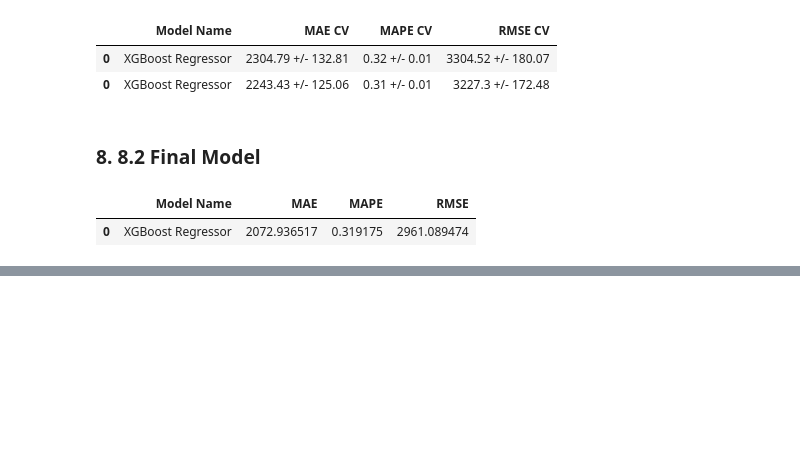
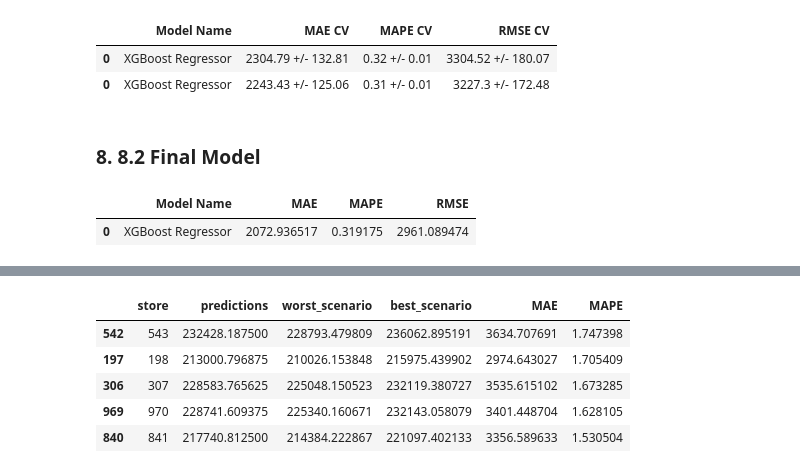
Before and after one commit to leandraresende/ds-producao_rossmann-project, a Jupyter notebook: Store-sales-prediction.ipynb, the cells around one changed output, grey strips where cells are left out. Drawn from its saved outputs; the diff is of its cells as text; code cells hidden in the pictures; blank space fills up the shorter version.

```diff
--- a/Store-sales-prediction.ipynb
+++ b/Store-sales-prediction.ipynb
@@ -1206,0 +1251,9 @@ xbg_result_tuned
+# %%
+df92.sort_values('MAPE', ascending=False).head()
+# %% [output]
+|  | store | predictions | worst_scenario | best_scenario | MAE | MAPE |
+| 542 | 543 | 232428.187500 | 228793.479809 | 236062.895191 | 3634.707691 | 1.747398 |
+| 197 | 198 | 213000.796875 | 210026.153848 | 215975.439902 | 2974.643027 | 1.705409 |
+| 306 | 307 | 228583.765625 | 225048.150523 | 232119.380727 | 3535.615102 | 1.673285 |
+| 969 | 970 | 228741.609375 | 225340.160671 | 232143.058079 | 3401.448704 | 1.628105 |
+| 840 | 841 | 217740.812500 | 214384.222867 | 221097.402133 | 3356.589633 | 1.530504 |
```
Also changed, not shown: parts of 14 cells of this notebook.
